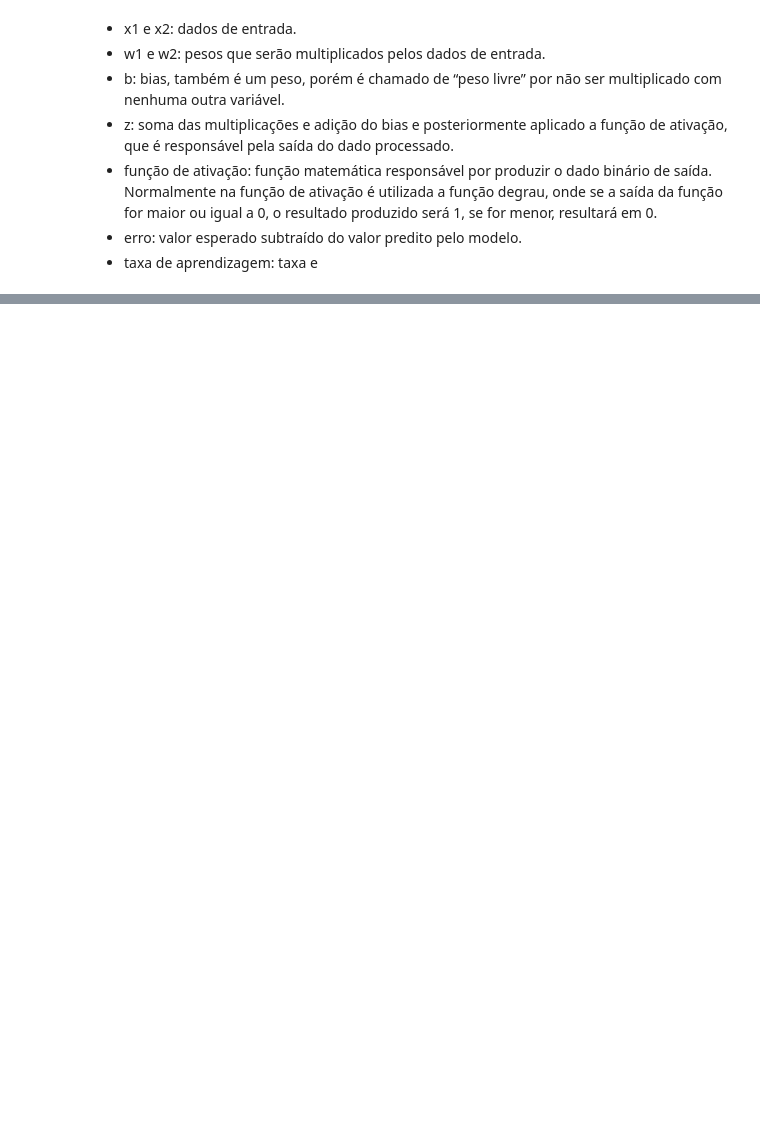
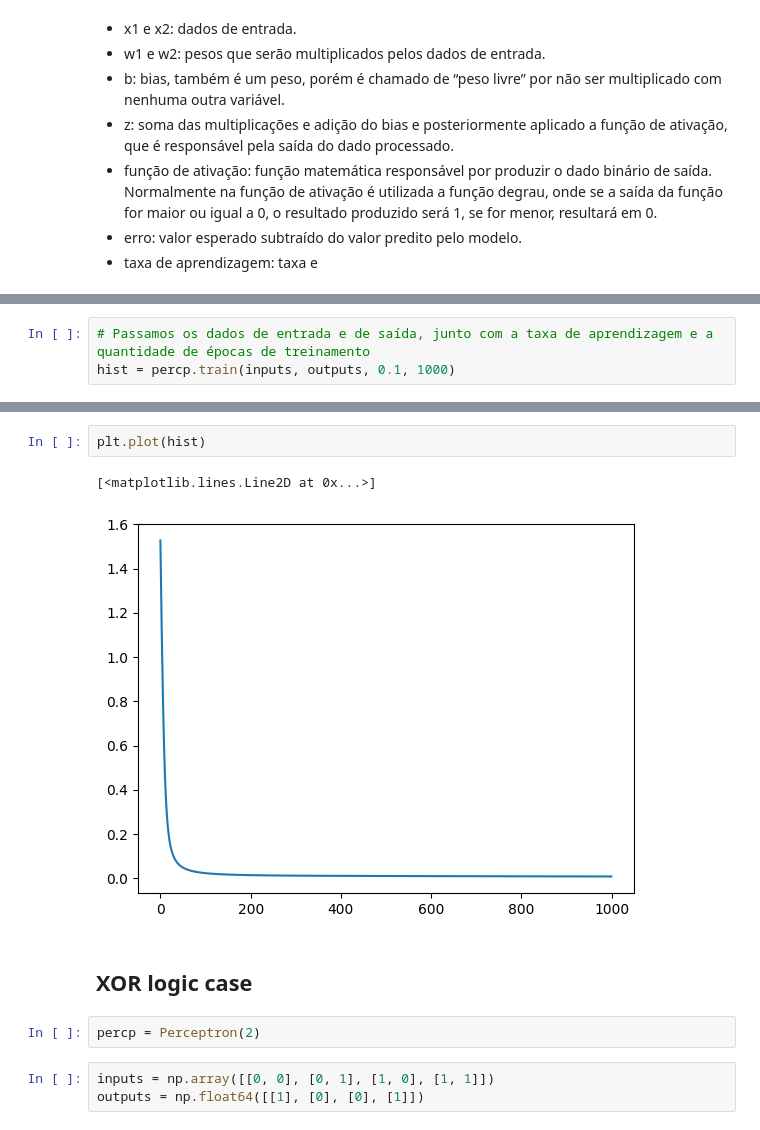
Before and after one commit to IvonLuiz/perceptron, a Jupyter notebook: perceptron.ipynb, the cells around one changed output, grey strips where cells are left out. Cells and saved outputs as stored; diff of their text form; blank space fills up the shorter version.

```diff
--- a/perceptron.ipynb
+++ b/perceptron.ipynb
@@ -111,0 +108,3 @@ Predictions:
+# %%
+# Passamos os dados de entrada e de saída, junto com a taxa de aprendizagem e a quantidade de épocas de treinamento
+hist = percp.train(inputs, outputs, 0.1, 1000)
@@ -111,0 +130,12 @@ Predictions:
+# %%
+plt.plot(hist)
+# %% [output]
+[<matplotlib.lines.Line2D at 0x...>]
+[figure, added]
+# %% [markdown]
+## XOR logic case
+# %%
+percp = Perceptron(2)
+# %%
+inputs = np.array([[0, 0], [0, 1], [1, 0], [1, 1]])
+outputs = np.float64([[1], [0], [0], [1]])
```
Also changed, not shown: parts of 17 cells of this notebook.
